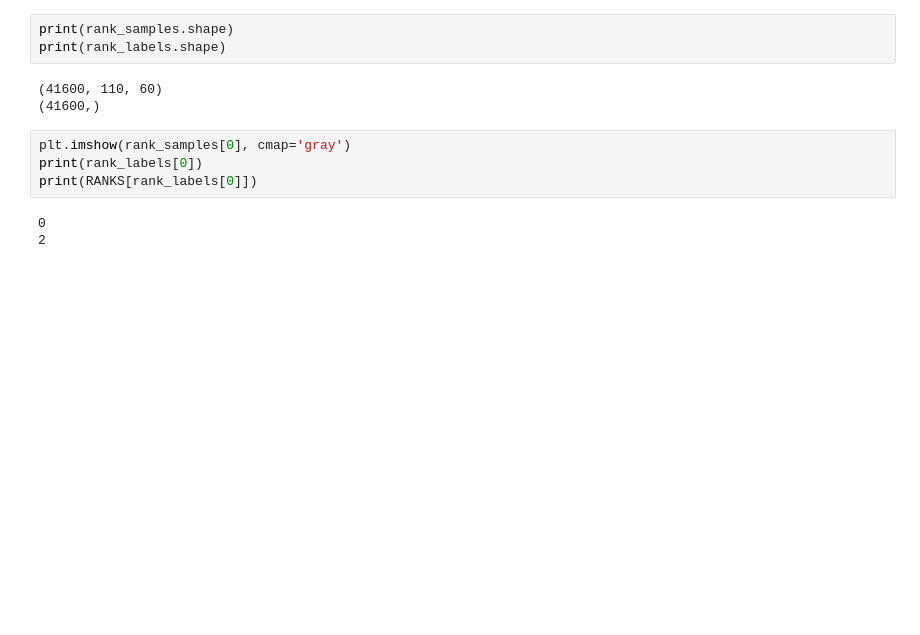
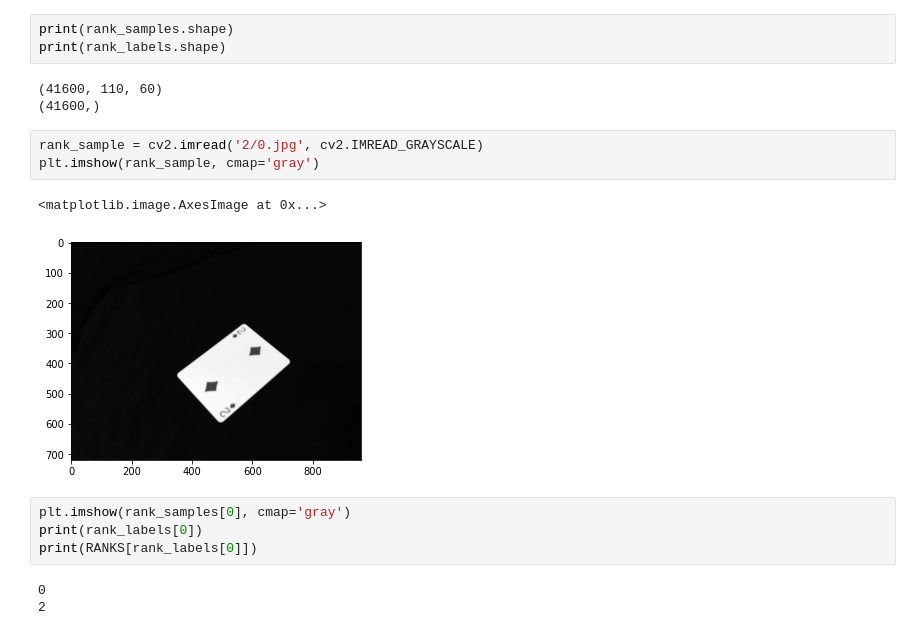
Before and after one commit to alkenderesi/playing-card-detection, a Jupyter notebook: data/process.ipynb, the cells around one changed output. Drawn from its saved outputs; the diff is of its cells as text; blank space fills up the shorter version.

Commit message:
Add original samples

```diff
--- a/data/process.ipynb
+++ b/data/process.ipynb
@@ -55,6 +55,12 @@ print(rank_labels.shape)
 # %% [output]
 (41600, 110, 60)
 (41600,)
+# %%
+rank_sample = cv2.imread('2/0.jpg', cv2.IMREAD_GRAYSCALE)
+plt.imshow(rank_sample, cmap='gray')
+# %% [output]
+<matplotlib.image.AxesImage at 0x...>
+[figure, added]
 # %%
 plt.imshow(rank_samples[0], cmap='gray')
 print(rank_labels[0])
```
Also changed, not shown: parts of 1 cell of this notebook.
